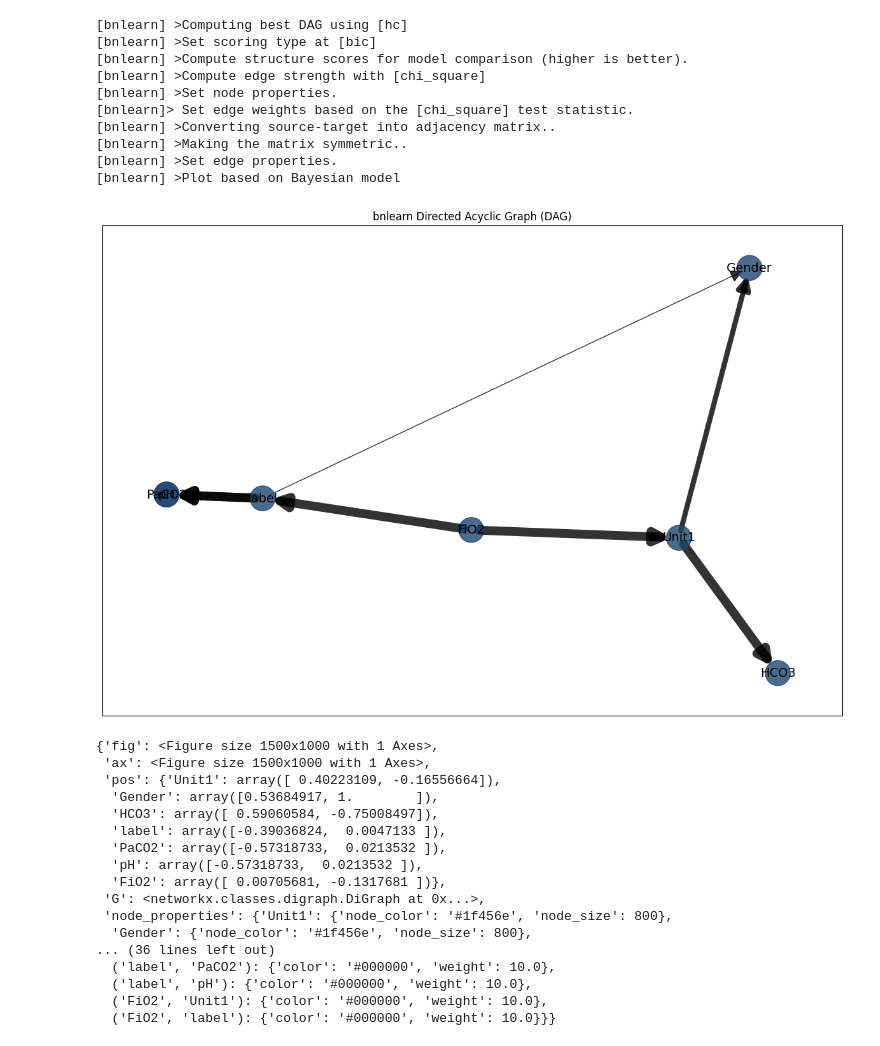
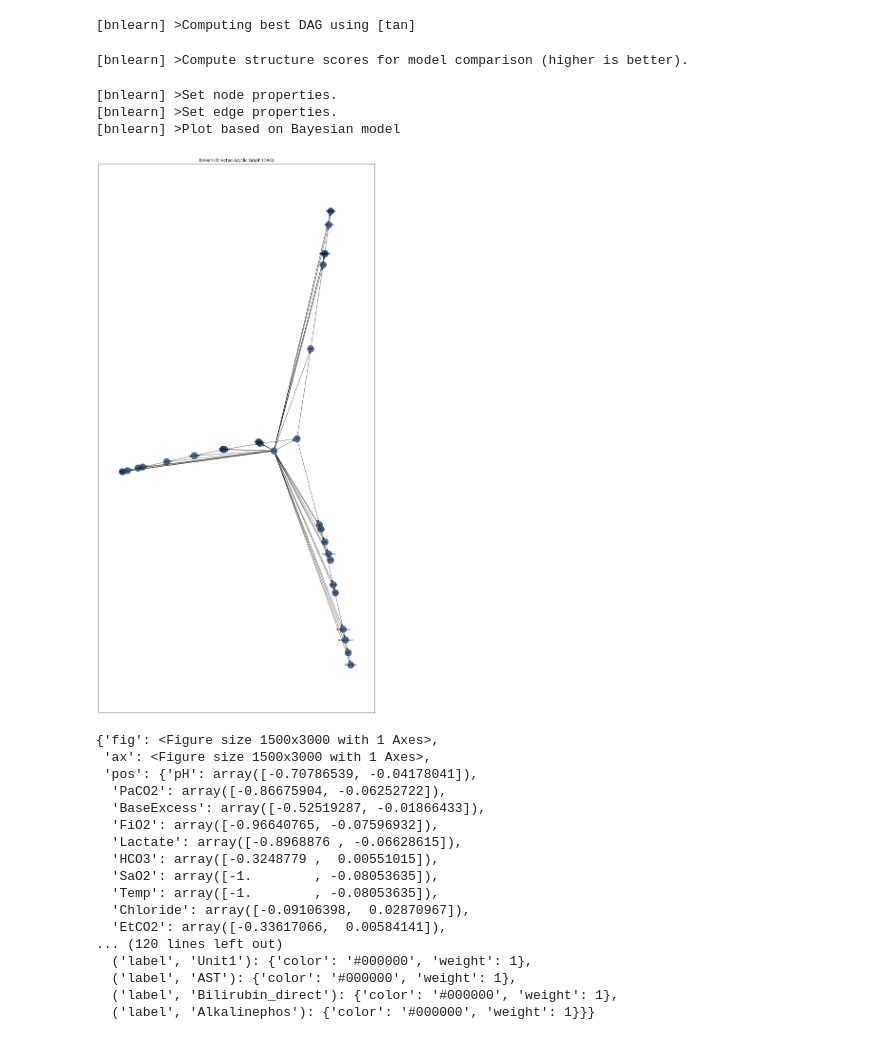
Before and after one commit to XiuhengZhao/BNN-CognitiveAI, a Jupyter notebook: bayesian_network.ipynb, the cells around one changed output. Cells and saved outputs as stored; diff of their text form; code cells hidden in the pictures.

```diff
--- a/bayesian_network.ipynb
+++ b/bayesian_network.ipynb
@@ -85,37 +118,32 @@ train_df_discrete.head()
 ### Structure Learning ###
 
 # Learn the structure
-bn_model = bn.structure_learning.fit(train_df_discrete, methodtype='hc', scoretype='bic')
-# Independence test
-bn_model = bn.independence_test(bn_model, train_df, prune=True)
-# Make plot
-bn.plot(bn_model)
+bn_model = bn.structure_learning.fit(train_df_discrete, methodtype='tan', scoretype='bic', class_node='label')
 # %% [output]
-[bnlearn] >Computing best DAG using [hc]
-[bnlearn] >Set scoring type at [bic]
-[bnlearn] >Compute structure scores for model comparison (higher is better).
-[bnlearn] >Compute edge strength with [chi_square]
-[bnlearn] >Set node properties.
-[bnlearn]> Set edge weights based on the [chi_square] test statistic.
-[bnlearn] >Converting source-target into adjacency matrix..
-[bnlearn] >Making the matrix symmetric..
-[bnlearn] >Set edge properties.
-[bnlearn] >Plot based on Bayesian model
+[bnlearn] >Computing best DAG using [tan]
-[figure, removed]
-{'fig': <Figure size 1500x1000 with 1 Axes>,
- 'ax': <Figure size 1500x1000 with 1 Axes>,
- 'pos': {'Unit1': array([ 0.40223109, -0.16556664]),
-  'Gender': array([0.53684917, 1.        ]),
-  'HCO3': array([ 0.59060584, -0.75008497]),
-  'label': array([-0.39036824,  0.0047133 ]),
-  'PaCO2': array([-0.57318733,  0.0213532 ]),
-  'pH': array([-0.57318733,  0.0213532 ]),
-  'FiO2': array([ 0.00705681, -0.1317681 ])},
- 'G': <networkx.classes.digraph.DiGraph at 0x...>,
- 'node_properties': {'Unit1': {'node_color': '#1f456e', 'node_size': 800},
-  'Gender': {'node_color': '#1f456e', 'node_size': 800},
-... (36 lines left out)
-  ('label', 'PaCO2'): {'color': '#000000', 'weight': 10.0},
-  ('label', 'pH'): {'color': '#000000', 'weight': 10.0},
-  ('FiO2', 'Unit1'): {'color': '#000000', 'weight': 10.0},
-  ('FiO2', 'label'): {'color': '#000000', 'weight': 10.0}}}
+[bnlearn] >Compute structure scores for model comparison (higher is better).
+# %%
+# Make plot
+bn.plot(bn_model, node_size=400, params_static = {'width':15, 'height':30, 'font_size':6, 'alpha':0.8, 'arrowsize':10})
+# %% [output]
+[bnlearn] >Set node properties.
+[bnlearn] >Set edge properties.
+[bnlearn] >Plot based on Bayesian model
+[figure, added]
+{'fig': <Figure size 1500x3000 with 1 Axes>,
+ 'ax': <Figure size 1500x3000 with 1 Axes>,
+ 'pos': {'pH': array([-0.70786539, -0.04178041]),
+  'PaCO2': array([-0.86675904, -0.06252722]),
+  'BaseExcess': array([-0.52519287, -0.01866433]),
+  'FiO2': array([-0.96640765, -0.07596932]),
+  'Lactate': array([-0.8968876 , -0.06628615]),
+  'HCO3': array([-0.3248779 ,  0.00551015]),
+  'SaO2': array([-1.        , -0.08053635]),
+  'Temp': array([-1.        , -0.08053635]),
+  'Chloride': array([-0.09106398,  0.02870967]),
+  'EtCO2': array([-0.33617066,  0.00584141]),
+... (120 lines left out)
+  ('label', 'Unit1'): {'color': '#000000', 'weight': 1},
+  ('label', 'AST'): {'color': '#000000', 'weight': 1},
+  ('label', 'Bilirubin_direct'): {'color': '#000000', 'weight': 1},
+  ('label', 'Alkalinephos'): {'color': '#000000', 'weight': 1}}}
```
Also changed, not shown: parts of 13 cells of this notebook.
